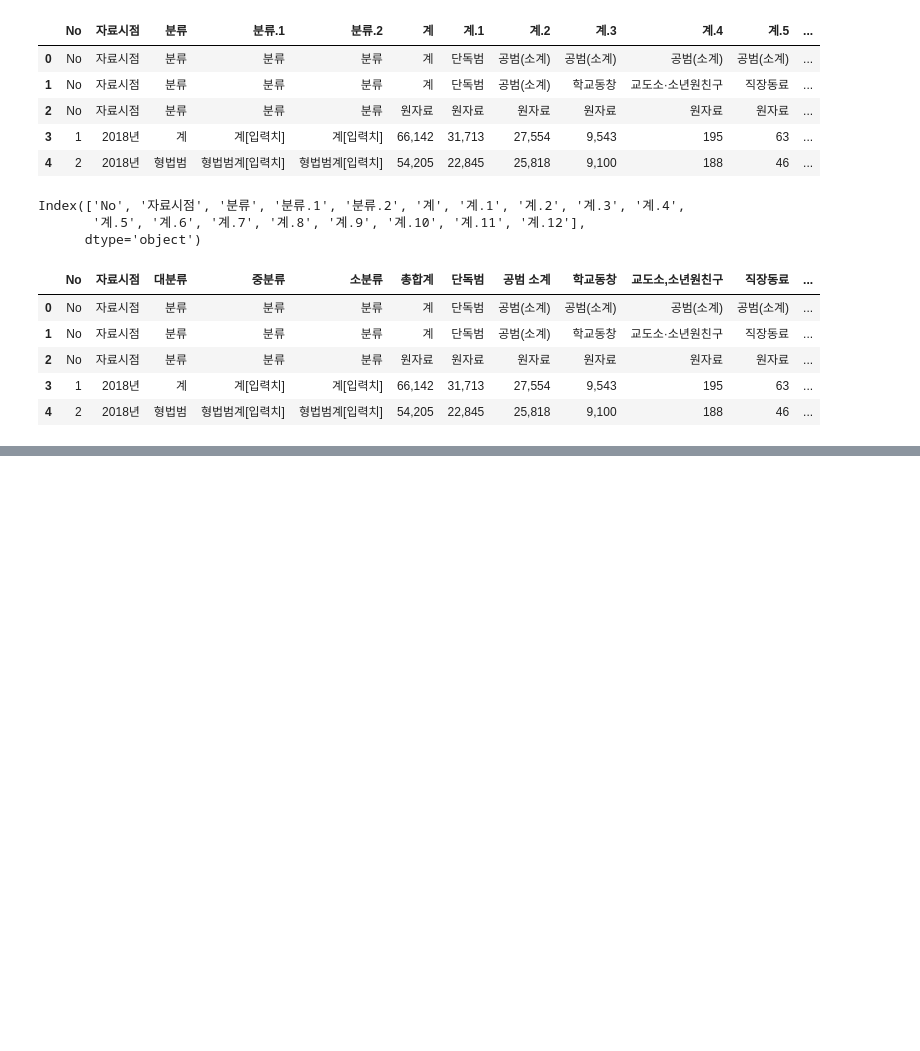
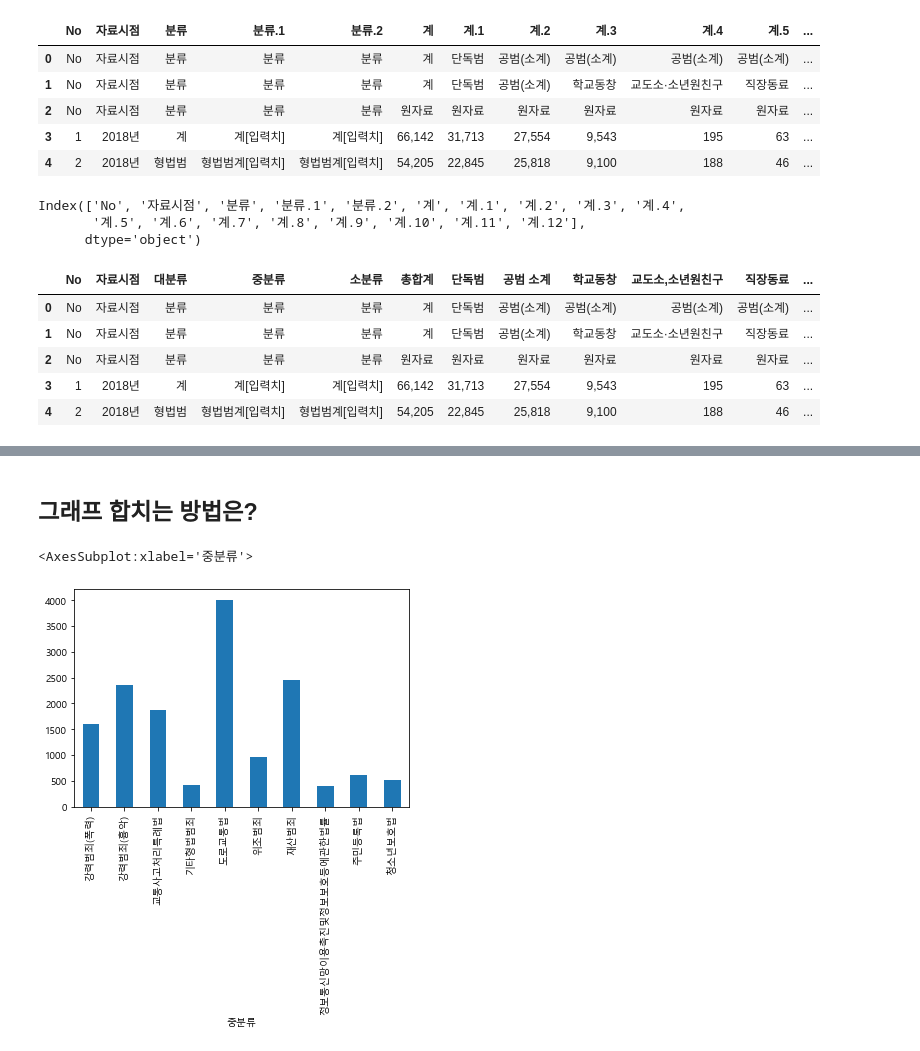
Before and after one commit to hkim11656/crime_analysis, a Jupyter notebook: juvenile_data/공범관계.ipynb, the cells around one changed output, grey strips where cells are left out. Drawn from its saved outputs; the diff is of its cells as text; code cells hidden in the pictures; blank space fills up the shorter version.

```diff
--- a/juvenile_data/공범관계.ipynb
+++ b/juvenile_data/공범관계.ipynb
@@ -225,2 +272,0 @@ df_acc3.info()
-# %%
-df_acc3.set_index(['단독범','공범 소계']).plot(figsize=(15,4))
@@ -246,0 +273,3 @@ data[data['tip']>=5].loc[:,'tip':'day']
+# %%
+df_acc4 = df_acc3[df_acc3['총합계']>=500].loc[:]
+df_acc4
@@ -246,0 +294,7 @@ data[data['tip']>=5].loc[:,'tip':'day']
+# %% [markdown]
+## 그래프 합치는 방법은?
+# %%
+df_acc4.groupby('중분류')['단독범'].mean().plot.bar()
+# %% [output]
+<AxesSubplot:xlabel='중분류'>
+[figure, added]
```
Also changed, not shown: parts of 35 cells of this notebook.
